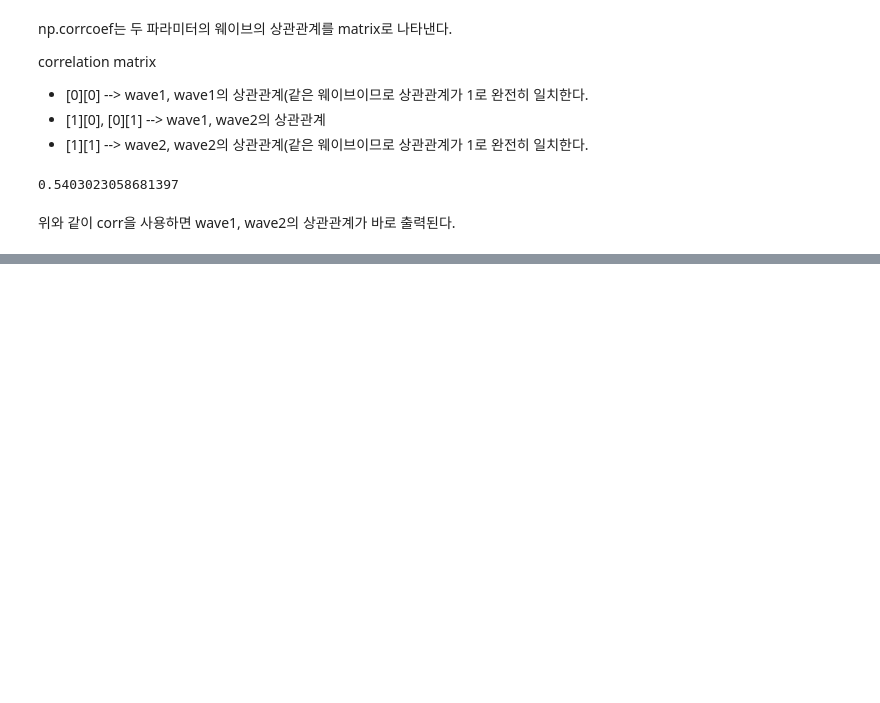
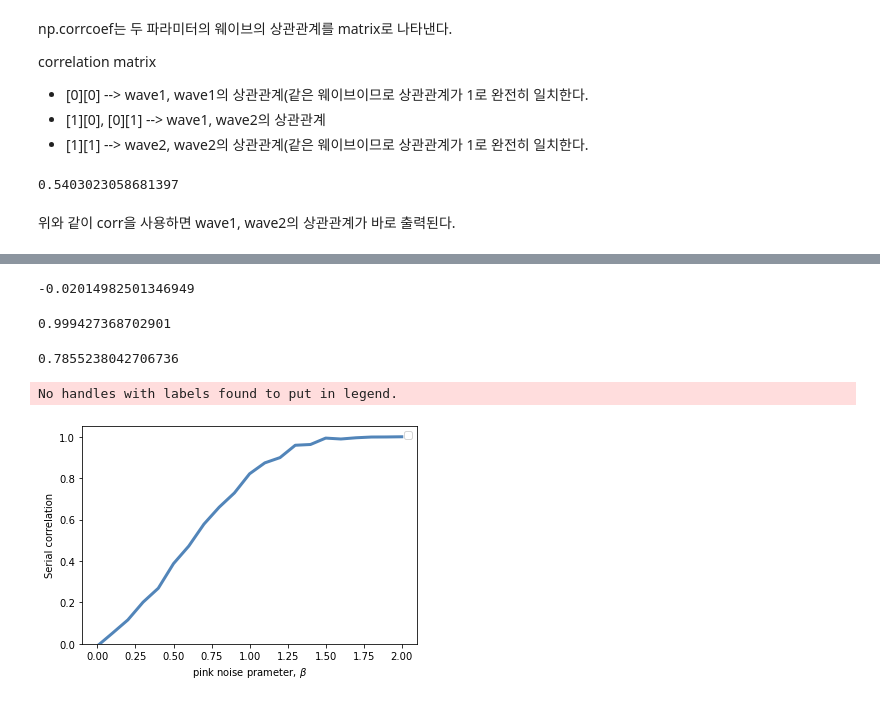
Before and after one commit to sunjungAn/DSP, a Jupyter notebook: chap05.Autocorrelation.ipynb, the cells around one changed output, grey strips where cells are left out. Cells and saved outputs as stored; diff of their text form; code cells hidden in the pictures; blank space fills up the shorter version.

```diff
--- a/chap05.Autocorrelation.ipynb
+++ b/chap05.Autocorrelation.ipynb
@@ -52,0 +91,45 @@ wave1.corr(wave2)
+# %%
+def serial_corr(wave, lag=1):
+    N = len(wave)
+    y1 = wave.ys[lag:]
+    y2 = wave.ys[:N-lag]
+    corr = np.corrcoef(y1, y2, ddof=0)[0,1]
+    return corr
+# %%
+signal = thinkdsp.UncorrelatedGaussianNoise()
+wave = signal.make_wave(duration =0.5, framerate = 11025)
+serial_corr(wave)
+# %% [output]
+-0.02014982501346949
+# %%
+signal = thinkdsp.BrownianNoise()
+wave = signal.make_wave(duration=0.5, framerate = 11025)
+serial_corr(wave)
+# %% [output]
+0.999427368702901
+# %%
+signal = thinkdsp.PinkNoise()
+wave = signal.make_wave(duration = 0.5, framerate = 11025)
+serial_corr(wave)
+# %% [output]
+0.7855238042706736
+# %%
+np.random.seed(19)
+
+betas = np.linspace(0,2,21)
+corrs=[]
+
+for beta in betas:
+    signal = thinkdsp.PinkNoise(beta=beta)
+    wave = signal.make_wave(duration=1.0, framerate = 11025)
+    corr = serial_corr(wave)
+    corrs.append(corr)
+
+thinkplot.preplot(1)
+thinkplot.plot(betas, corrs)
+thinkplot.config(xlabel=r"pink noise prameter, $\beta$",
+               ylabel = 'Serial correlation',
+               ylim=[0,1.05])
+# %% [output]
+No handles with labels found to put in legend.
+[figure, added]
```
Also changed, not shown: parts of 9 cells of this notebook.
